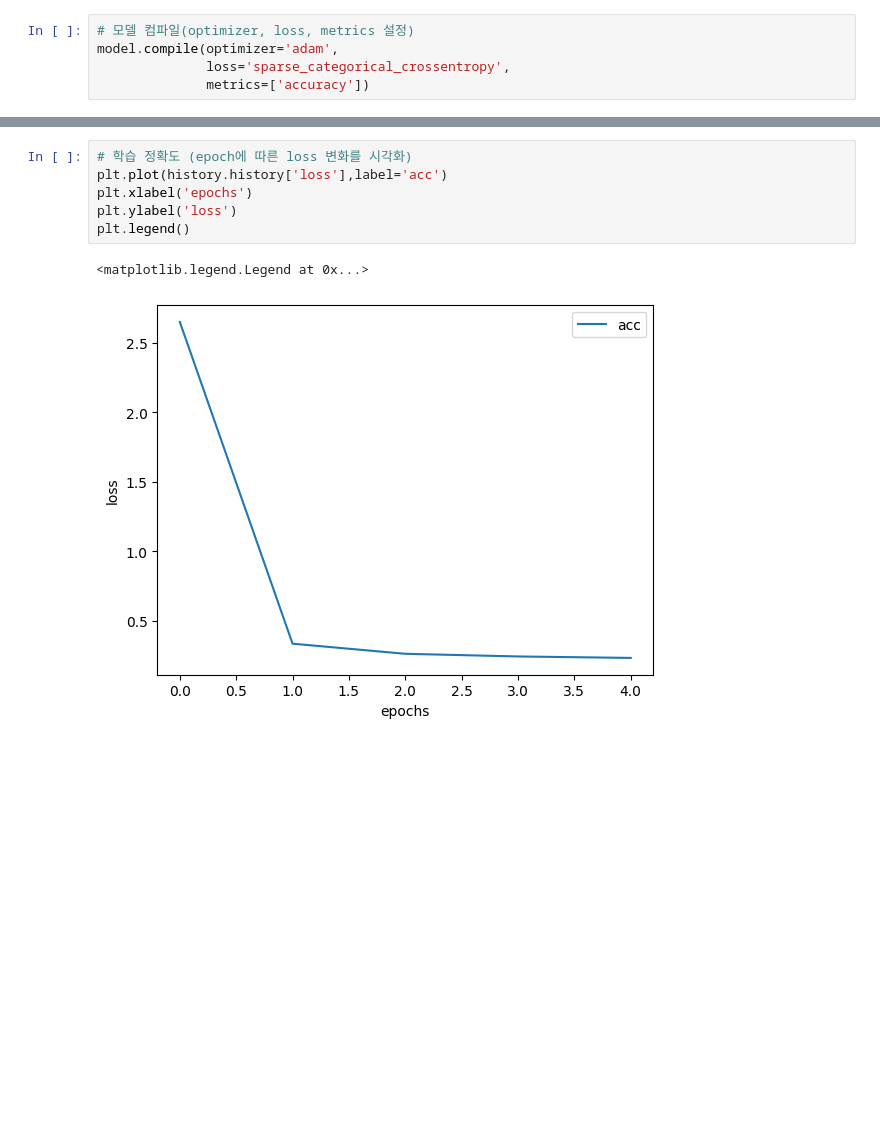
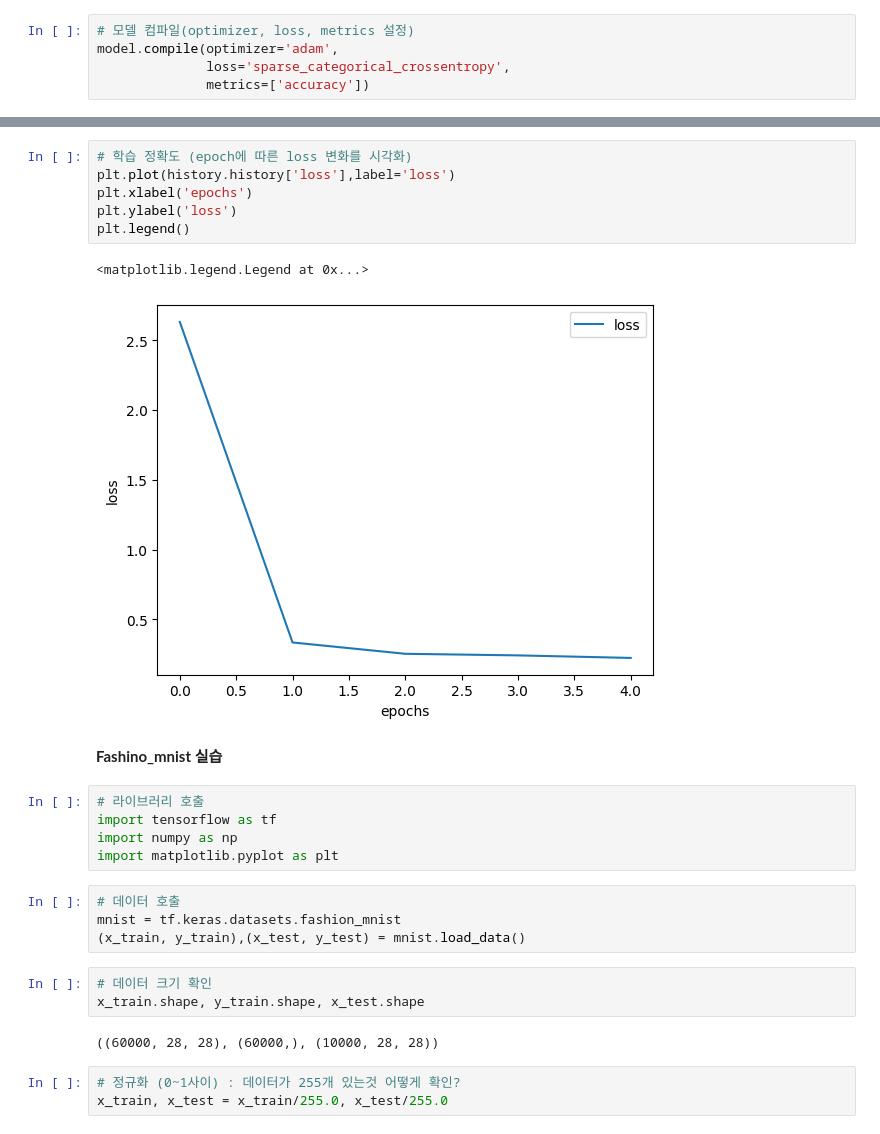
Before and after one commit to HWMV/MachineLearn, a Jupyter notebook: Machine_Learning9.ipynb, the cells around one changed output, grey strips where cells are left out. Saved outputs shown, nothing was run; the diff lists cells and outputs as text; blank space fills up the shorter version.

```diff
--- a/Machine_Learning9.ipynb
+++ b/Machine_Learning9.ipynb
@@ -197,9 +194,28 @@ plt.legend()
 # %%
 # 학습 정확도 (epoch에 따른 loss 변화를 시각화)
-plt.plot(history.history['loss'],label='acc')
+plt.plot(history.history['loss'],label='loss')
 plt.xlabel('epochs')
 plt.ylabel('loss')
 plt.legend()
 # %% [output]
 <matplotlib.legend.Legend at 0x...>
-[figure, old version]
+[figure, new version]
+# %% [markdown]
+**Fashino_mnist 실습**
+# %%
+# 라이브러리 호출
+import tensorflow as tf
+import numpy as np
+import matplotlib.pyplot as plt
+# %%
+# 데이터 호출
+mnist = tf.keras.datasets.fashion_mnist
+(x_train, y_train),(x_test, y_test) = mnist.load_data()
+# %%
+# 데이터 크기 확인
+x_train.shape, y_train.shape, x_test.shape
+# %% [output]
+((60000, 28, 28), (60000,), (10000, 28, 28))
+# %%
+# 정규화 (0~1사이) : 데이터가 255개 있는것 어떻게 확인?
+x_train, x_test = x_train/255.0, x_test/255.0
```
Also changed, not shown: parts of 4 cells of this notebook.
